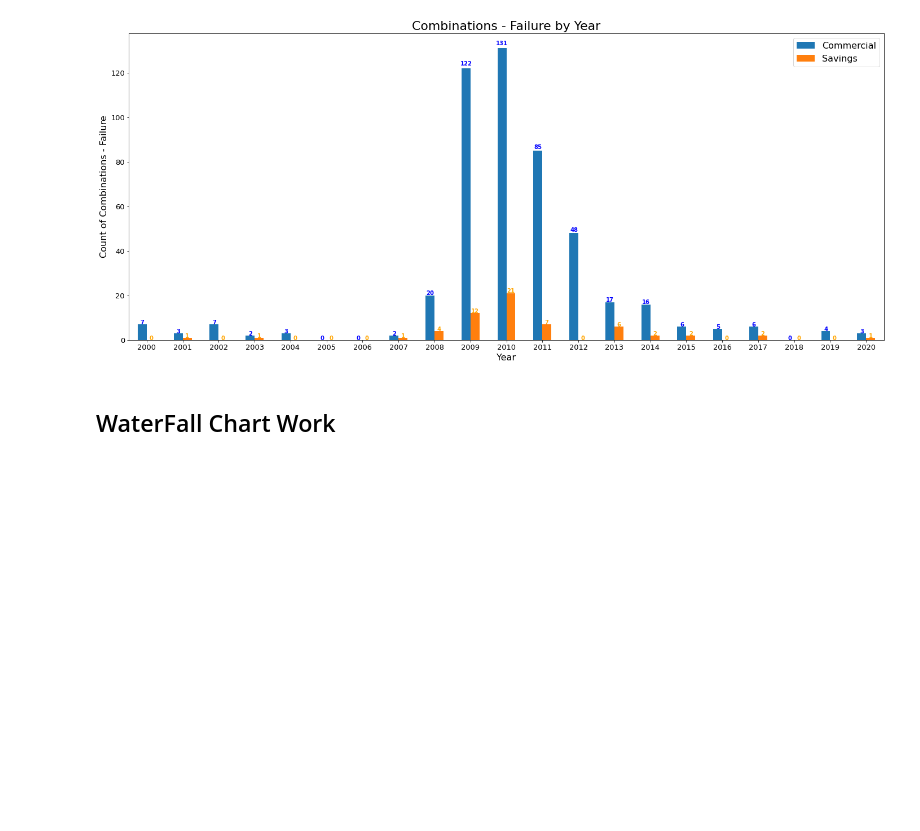
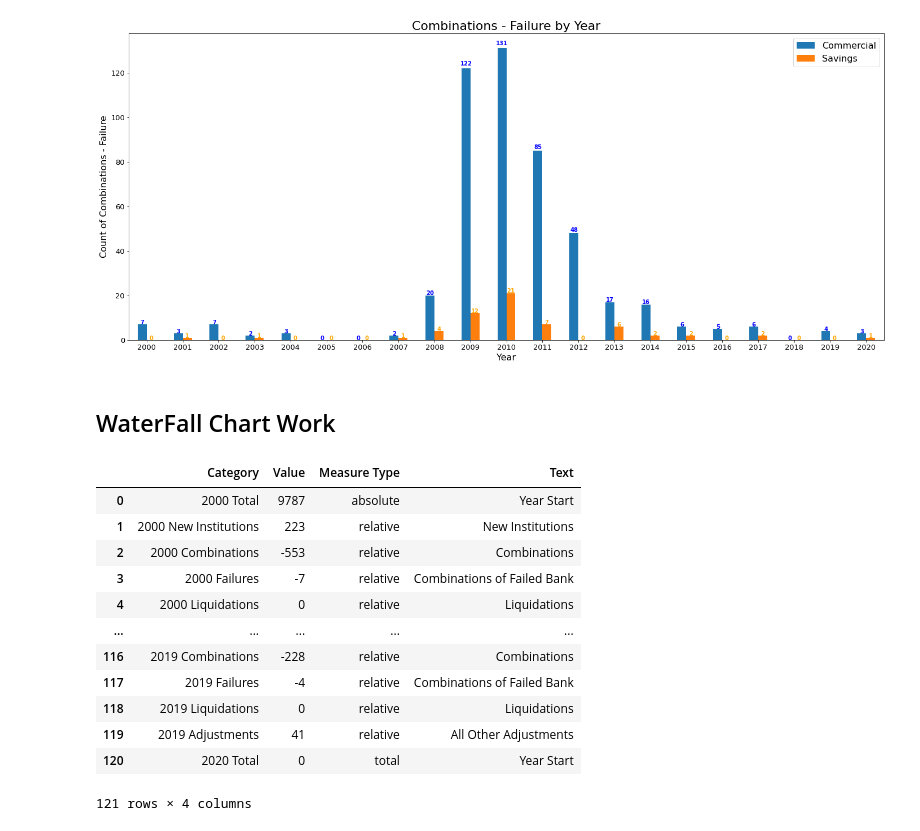
Before and after one commit to allaccountstaken/fdic_banks_eda, a Jupyter notebook: notebooks/bank_events_by_year/bank_events_by_year.ipynb, the cells around one changed output. Drawn from its saved outputs; the diff is of its cells as text; code cells hidden in the pictures; blank space fills up the shorter version.

```diff
--- a/notebooks/bank_events_by_year/bank_events_by_year.ipynb
+++ b/notebooks/bank_events_by_year/bank_events_by_year.ipynb
@@ -572,5 +627,11 @@ savings_institutions_sum = pd.read_csv('../../data/si_structure.csv')
 # %%
 def FilterDF(df, cols_keep, date_col, class_col, filter_criteria={}, start_year=2000, end_year=2020):
+    """
+    Function cleans data from the FDIC CSVs on changing Cert IDs.
+
+    It only keeps desired columns, will filter based on additional criteria, and will only keep
+    entries within the desired date range + are Commercial Banks / Savings Institutions
+    """
 
     # Ensure Correct Data Types
     if type(cols_keep) != list:
@@ -597,7 +658,6 @@ def FilterDF(df, cols_keep, date_col, class_col, filter_criteria={}, start_year=
                             ].reset_index(drop=True)
 
 
-
     return df_clean
 
 
@@ -606,3 +666,5 @@ li2 = FilterDF(liquidations, ['CERT', 'FRM_CLASS_TYPE_DESC', 'EFFDATE', 'CHANGEC
          'FRM_CLASS_TYPE_DESC', filter_criteria={'CHANGECODE_DESC': 'FINANCIAL DIFFICULTY - PAYOFF'})
 co2 = FilterDF(combinations, ['CERT', 'ACQ_CLASS_TYPE_DESC', 'EFFDATE'], 'EFFDATE', 'ACQ_CLASS_TYPE_DESC')
 fa2 = FilterDF(failures, ['CERT', 'ACQ_CLASS_TYPE_DESC', 'EFFDATE'], 'EFFDATE', 'ACQ_CLASS_TYPE_DESC')
+
+ni2.head(10)
@@ -609,5 +683,8 @@ fa2 = FilterDF(failures, ['CERT', 'ACQ_CLASS_TYPE_DESC', 'EFFDATE'], 'EFFDATE',
 # %%
 def CountByYear(df, class_col, date_col, count_col):
+    """
+    Function takes clean data from the FDIC CSVs on changing Cert IDs and obtains the counts by year.
+    """
 
     # Count Cert IDs by Year
     df_by_year = df.groupby([class_col, df[date_col].dt.year]).count()[count_col].reset_index()
@@ -639,3 +716,5 @@ ni2_cnts = CountByYear(ni2, 'FRM_CLASS_TYPE_DESC', 'EFFDATE', 'CERT')
 li2_cnts = CountByYear(li2, 'FRM_CLASS_TYPE_DESC', 'EFFDATE', 'CERT')
 co2_cnts = CountByYear(co2, 'ACQ_CLASS_TYPE_DESC', 'EFFDATE', 'CERT')
 fa2_cnts = CountByYear(fa2, 'ACQ_CLASS_TYPE_DESC', 'EFFDATE', 'CERT')
+
+ni2_cnts.head(10)
@@ -760,33 +855,51 @@ def CombineChangesByYear(summary_com, summary_sav, new_institutions, conversions
             data_year_com = [
                 [f'{year} New Institutions', total_ni_com, 'relative', 'New Institutions'],
                 [f'{year} Combinations', -total_co_com, 'relative', 'Combinations'],
                 [f'{year} Failures', -total_fa_com, 'relative', 'Combinations of Failed Bank'],
                 [f'{year} Liquidations', -total_li_com, 'relative', 'Liquidations'],
                 [f'{year} Adjustments', -total_adj_com, 'relative', 'All Other Adjustments'],
                 [f'{year+1} Total', 0, 'total', 'Year Start']
                         ]
             data_year_sav = [
                 [f'{year} New Institutions', total_ni_sav, 'relative', 'New Institutions'],
                 [f'{year} Combinations', -total_co_sav, 'relative', 'Combinations'],
                 [f'{year} Failures', -total_fa_sav, 'relative', 'Combinations of Failed Bank'],
                 [f'{year} Liquidations', -total_li_sav, 'relative', 'Liquidations'],
                 [f'{year} Adjustments', -total_adj_sav, 'relative', 'All Other Adjustments'],
                 [f'{year+1} Total', 0, 'total', 'Year Start']
                         ]
 
             # Add year to aggregate data
             data_com.extend(data_year_com)
             data_sav.extend(data_year_sav)
 
         # Create DataFrame with event counts by year
         df_com = pd.DataFrame(columns = ['Category', 'Value', 'Measure Type', 'Text'], data = data_com)
         df_sav = pd.DataFrame(columns = ['Category', 'Value', 'Measure Type', 'Text'], data = data_sav)
 
         return df_com, df_sav
 
+# Get data inputs for Waterfall Chart
 waterfall_df_all = CombineChangesByYear(commercial_banks_sum, savings_institutions_sum, ni2_cnts, co2_cnts, fa2_cnts, li2_cnts, True)
 waterfall_df_com, waterfall_df_sav =  CombineChangesByYear(commercial_banks_sum, savings_institutions_sum, ni2_cnts, co2_cnts, fa2_cnts, li2_cnts, False)
 
-waterfall_df_all.to_csv("../../data/WaterFall_Data_All.csv")
-waterfall_df_com.to_csv("../../data/WaterFall_Data_Commercial.csv")
-waterfall_df_sav.to_csv("../../data/WaterFall_Data_SavingsIns.csv")
+# Save to our data folder
+waterfall_df_all.to_csv("../../data/data_outputs/WaterFall_Data_All.csv")
+waterfall_df_com.to_csv("../../data/data_outputs/WaterFall_Data_Commercial.csv")
+waterfall_df_sav.to_csv("../../data/data_outputs/WaterFall_Data_SavingsIns.csv")
+
+waterfall_df_all
+# %% [output]
+|  | Category | Value | Measure Type | Text |
+| 0 | 2000 Total | 9787 | absolute | Year Start |
+| 1 | 2000 New Institutions | 223 | relative | New Institutions |
+| 2 | 2000 Combinations | -553 | relative | Combinations |
+| 3 | 2000 Failures | -7 | relative | Combinations of Failed Bank |
+| 4 | 2000 Liquidations | 0 | relative | Liquidations |
+| ... | ... | ... | ... | ... |
+| 116 | 2019 Combinations | -228 | relative | Combinations |
+| 117 | 2019 Failures | -4 | relative | Combinations of Failed Bank |
+| 118 | 2019 Liquidations | 0 | relative | Liquidations |
+| 119 | 2019 Adjustments | 41 | relative | All Other Adjustments |
+| 120 | 2020 Total | 0 | total | Year Start |
+121 rows × 4 columns
```
Also changed, not shown: parts of 12 cells of this notebook, 6 other files.
